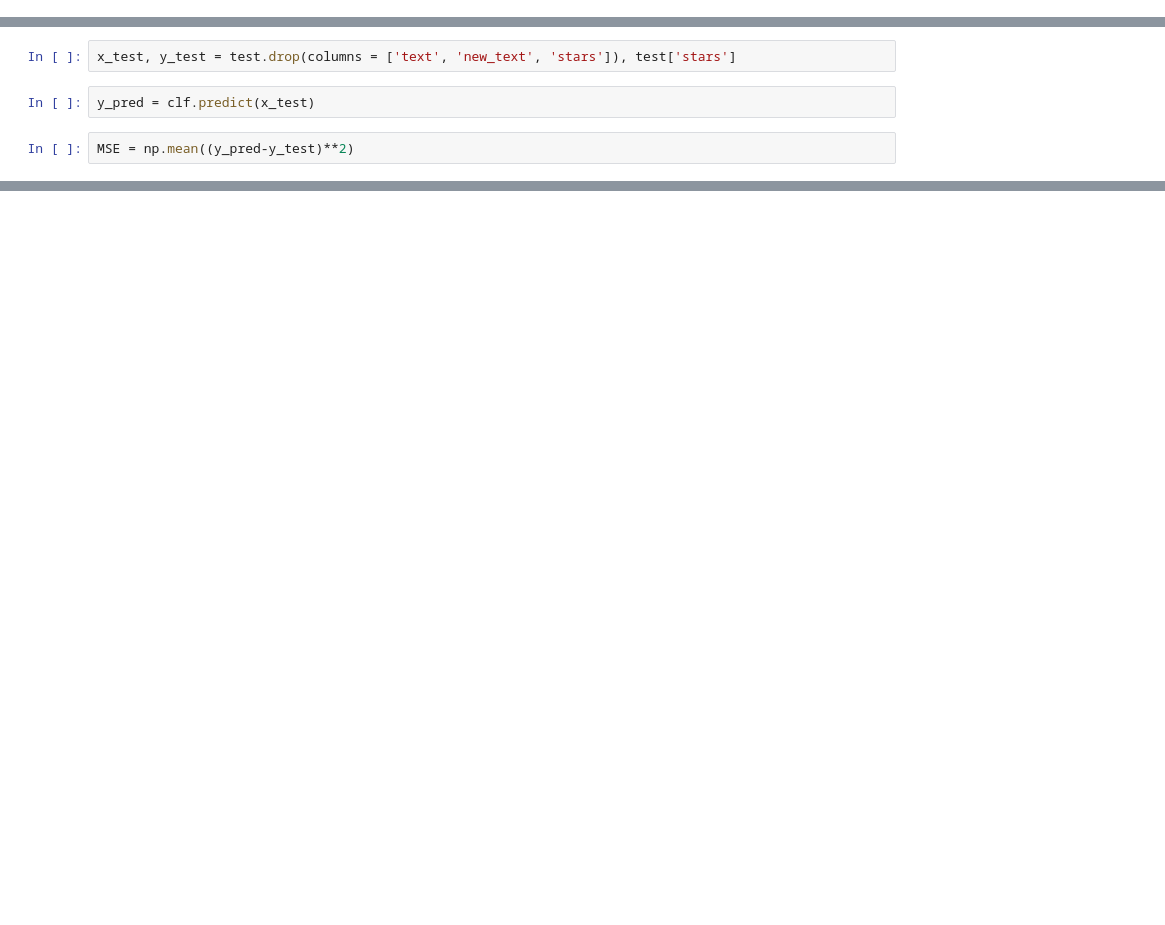
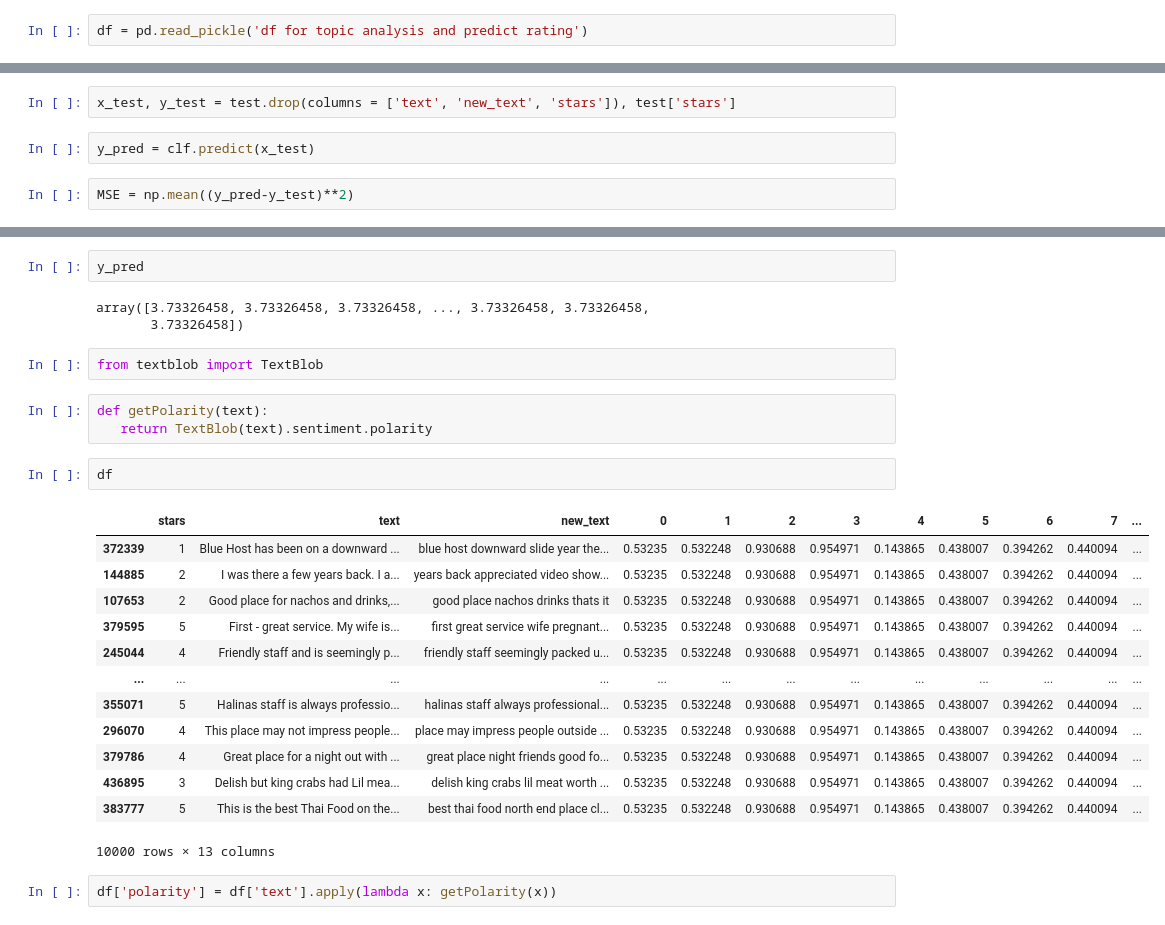
Before and after one commit to lucarossi9/Statistical-computation-project-2, a Jupyter notebook: Topic_analysis_and_predict.ipynb, the cells around one changed output, grey strips where cells are left out. Drawn from its saved outputs; the diff is of its cells as text; blank space fills up the shorter version.

Commit message:
added sentimental analysis as a feature for predicting the stars

```diff
--- a/Topic_analysis_and_predict.ipynb
+++ b/Topic_analysis_and_predict.ipynb
@@ -162,3 +245,5 @@ LDAvis_prepared
+# %%
+df = pd.read_pickle('df for topic analysis and predict rating')
 # %%
 import sklearn
 from sklearn.ensemble import RandomForestRegressor
@@ -193,0 +322,28 @@ MSE = np.mean((y_pred-y_test)**2)
+# %%
+y_pred
+# %% [output]
+array([3.73326458, 3.73326458, 3.73326458, ..., 3.73326458, 3.73326458,
+       3.73326458])
+# %%
+from textblob import TextBlob
+# %%
+def getPolarity(text):
+   return TextBlob(text).sentiment.polarity
+# %%
+df
+# %% [output]
+|  | stars | text | new_text | 0 | 1 | 2 | 3 | 4 | 5 | 6 | 7 | ... |
+| 372339 | 1 | Blue Host has been on a downward ... | blue host downward slide year the... | 0.53235 | 0.532248 | 0.930688 | 0.954971 | 0.143865 | 0.438007 | 0.394262 | 0.440094 | ... |
+| 144885 | 2 | I was there a few years back. I a... | years back appreciated video show... | 0.53235 | 0.532248 | 0.930688 | 0.954971 | 0.143865 | 0.438007 | 0.394262 | 0.440094 | ... |
+| 107653 | 2 | Good place for nachos and drinks,... | good place nachos drinks thats it | 0.53235 | 0.532248 | 0.930688 | 0.954971 | 0.143865 | 0.438007 | 0.394262 | 0.440094 | ... |
+| 379595 | 5 | First - great service. My wife is... | first great service wife pregnant... | 0.53235 | 0.532248 | 0.930688 | 0.954971 | 0.143865 | 0.438007 | 0.394262 | 0.440094 | ... |
+| 245044 | 4 | Friendly staff and is seemingly p... | friendly staff seemingly packed u... | 0.53235 | 0.532248 | 0.930688 | 0.954971 | 0.143865 | 0.438007 | 0.394262 | 0.440094 | ... |
+| ... | ... | ... | ... | ... | ... | ... | ... | ... | ... | ... | ... | ... |
+| 355071 | 5 | Halinas staff is always professio... | halinas staff always professional... | 0.53235 | 0.532248 | 0.930688 | 0.954971 | 0.143865 | 0.438007 | 0.394262 | 0.440094 | ... |
+| 296070 | 4 | This place may not impress people... | place may impress people outside ... | 0.53235 | 0.532248 | 0.930688 | 0.954971 | 0.143865 | 0.438007 | 0.394262 | 0.440094 | ... |
+| 379786 | 4 | Great place for a night out with ... | great place night friends good fo... | 0.53235 | 0.532248 | 0.930688 | 0.954971 | 0.143865 | 0.438007 | 0.394262 | 0.440094 | ... |
+| 436895 | 3 | Delish but king crabs had Lil mea... | delish king crabs lil meat worth ... | 0.53235 | 0.532248 | 0.930688 | 0.954971 | 0.143865 | 0.438007 | 0.394262 | 0.440094 | ... |
+| 383777 | 5 | This is the best Thai Food on the... | best thai food north end place cl... | 0.53235 | 0.532248 | 0.930688 | 0.954971 | 0.143865 | 0.438007 | 0.394262 | 0.440094 | ... |
+10000 rows × 13 columns
+# %%
+df['polarity'] = df['text'].apply(lambda x: getPolarity(x))
```
Also changed, not shown: parts of 27 cells of this notebook.
